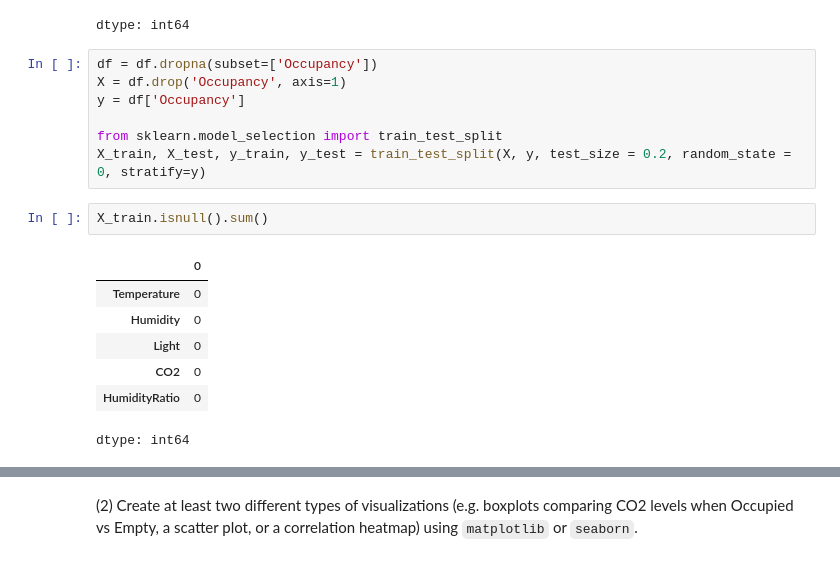
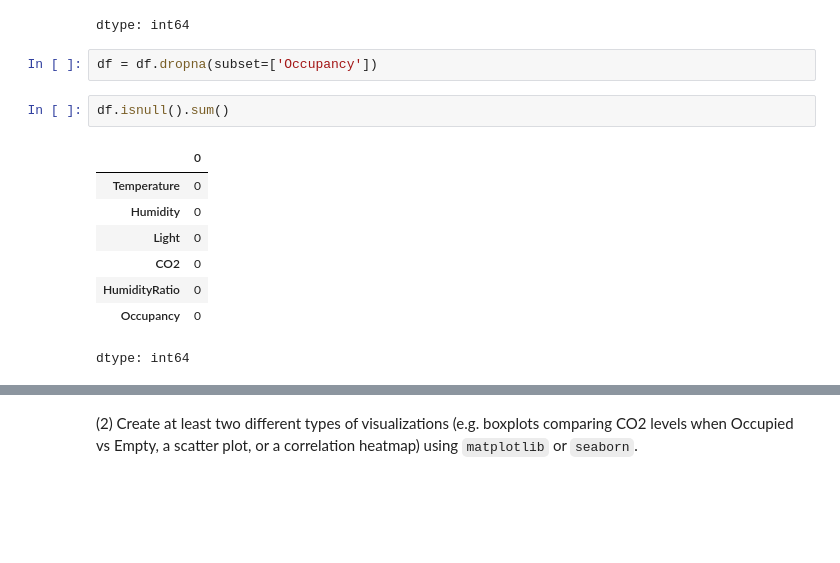
Before and after one commit to rimlazrek1/Smart_Office_Occupancy_Detection, a Jupyter notebook: Smart_Office_Occupancy_Detection.ipynb, the cells around one changed output, grey strips where cells are left out. Saved outputs shown, nothing was run; the diff lists cells and outputs as text; blank space fills up the shorter version.

```diff
--- a/Smart_Office_Occupancy_Detection.ipynb
+++ b/Smart_Office_Occupancy_Detection.ipynb
@@ -82,20 +82,16 @@ df['Occupancy'].value_counts(dropna=False)
 | 1.0 | 4750 |
 | NaN | 2 |
 dtype: int64
-# %%
-df = df.dropna(subset=['Occupancy'])
-X = df.drop('Occupancy', axis=1)
-y = df['Occupancy']
-
-from sklearn.model_selection import train_test_split
-X_train, X_test, y_train, y_test = train_test_split(X, y, test_size = 0.2, random_state = 0, stratify=y)
+# %%
+df = df.dropna(subset=['Occupancy'])
 # %%
-X_train.isnull().sum()
+df.isnull().sum()
 # %% [output]
 |  | 0 |
 | Temperature | 0 |
 | Humidity | 0 |
 | Light | 0 |
 | CO2 | 0 |
 | HumidityRatio | 0 |
+| Occupancy | 0 |
 dtype: int64
```
Also changed, not shown: parts of 8 cells of this notebook.
